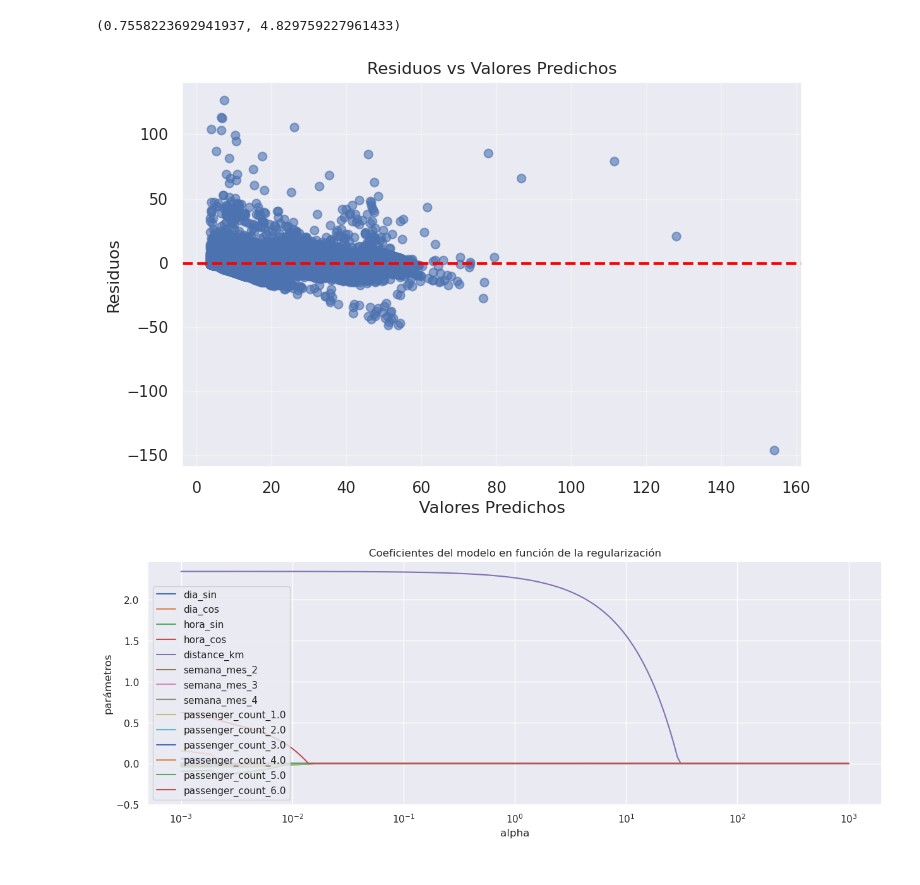
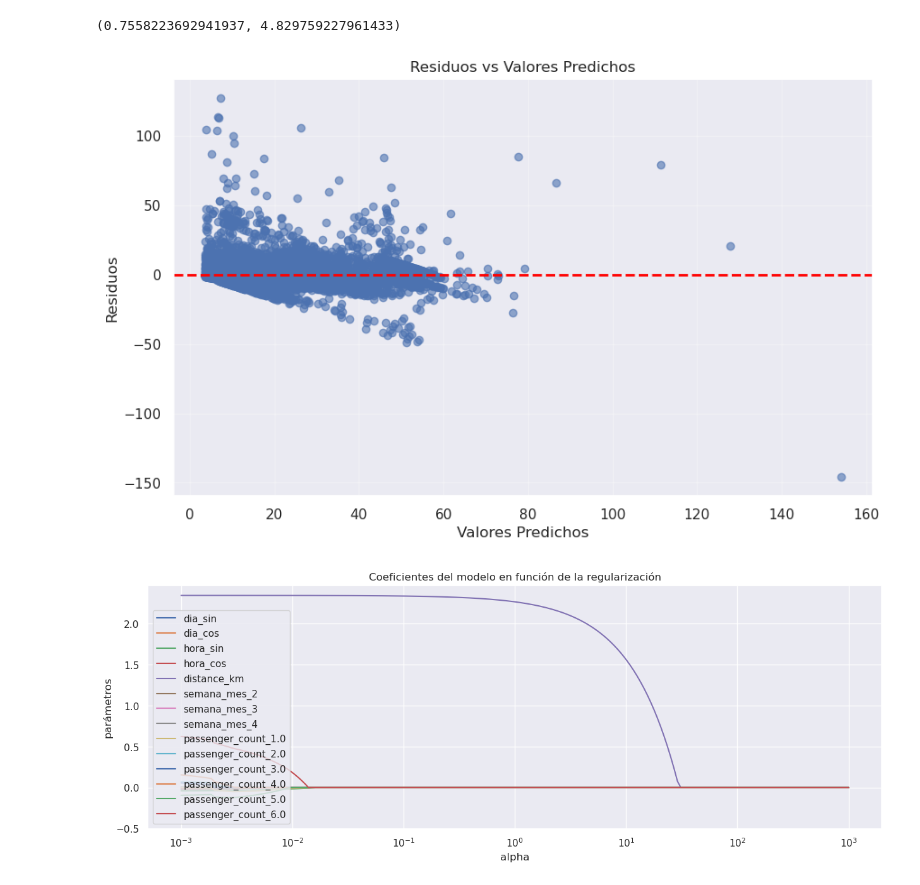
Before and after one commit to GenaCanciani/AA1-TUIA-2025C2-Canciani-Morales-Mancini, a Jupyter notebook: TP-Regresion-AA1-2025C1.ipynb, the cells around one changed output. Saved outputs shown, nothing was run; the diff lists cells and outputs as text; code cells hidden in the pictures.

```diff
--- a/TP-Regresion-AA1-2025C1.ipynb
+++ b/TP-Regresion-AA1-2025C1.ipynb
@@ -869,18 +872,16 @@ y_pred_lasso = pd.DataFrame(y_pred_lasso)
 # %%
 residuos_lasso = y_test - y_pred_lasso
 
-# Crear gráfico de residuos
-plt.figure(figsize=(8, 5))
-
-# Gráfico 1: Residuos vs Valores Predichos
+# Residuos vs Valores Predichos - lasso
+plt.figure(figsize=(10, 6))
 plt.scatter(y_pred_lasso, residuos_lasso, alpha=0.6)
 plt.axhline(y=0, color='red', linestyle='--', linewidth=2)
 plt.xlabel('Valores Predichos')
 plt.ylabel('Residuos')
 plt.title('Residuos vs Valores Predichos')
 plt.grid(True, alpha=0.3)
 # %% [output]
-[figure, old version]
+[figure, new version]
 # %%
 # Evolución de los parámetros en función de alpha
 
```
Also changed, not shown: parts of 8 cells of this notebook.
